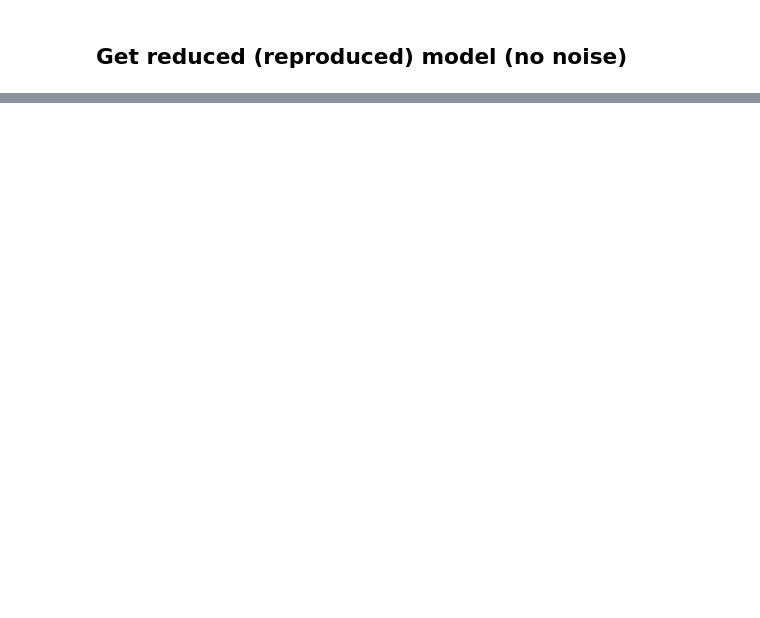
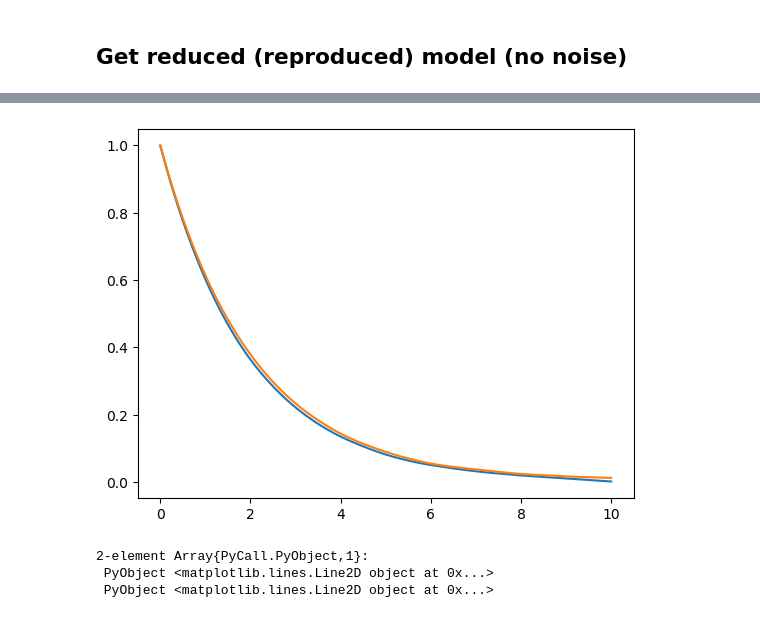
Before and after one commit to JaredMcB/DDRM, a Jupyter notebook: Examples/LinearSDE/Scalar LinearSDE Model Reduction.ipynb, the cells around one changed output, grey strips where cells are left out. Drawn from its saved outputs; the diff is of its cells as text; code cells hidden in the pictures; blank space fills up the shorter version.

```diff
--- a/Examples/LinearSDE/Scalar LinearSDE Model Reduction.ipynb
+++ b/Examples/LinearSDE/Scalar LinearSDE Model Reduction.ipynb
@@ -277,0 +189,12 @@ abs.(E)
+# %%
+lags = 0:1000
+
+A_rm = my_autocor(X_rmn[:],lags)
+A    = my_autocor(X[:],lags)
+
+plot(lags*h,[A A_rm])
+# %% [output]
+[figure, added]
+2-element Array{PyCall.PyObject,1}:
+ PyObject <matplotlib.lines.Line2D object at 0x...>
+ PyObject <matplotlib.lines.Line2D object at 0x...>
```
Also changed, not shown: parts of 31 cells of this notebook, 18 other files.
